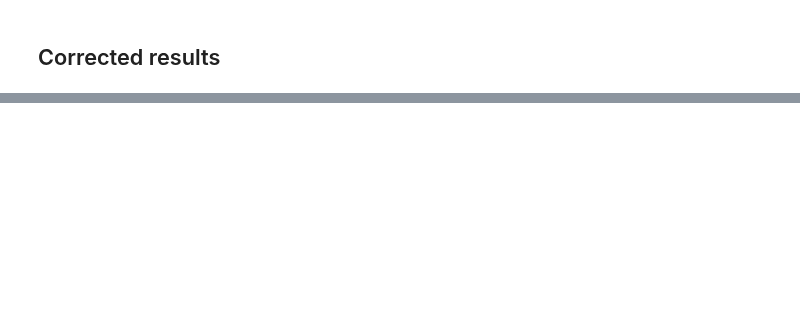
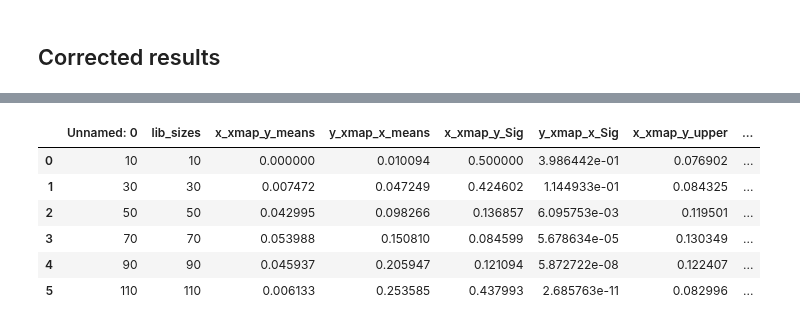
Before and after one commit to KatharinaBracher/GCCM, a Jupyter notebook: code/HeavyMetal.ipynb, the cells around one changed output, grey strips where cells are left out. Cells and saved outputs as stored; diff of their text form; code cells hidden in the pictures; blank space fills up the shorter version.

```diff
--- a/code/HeavyMetal.ipynb
+++ b/code/HeavyMetal.ipynb
@@ -118,6 +133,7 @@ with open('gao/Nresults.pkl', 'rb') as pickle_file:
     nresults = pickle.load(pickle_file)
 # R results
 iresultsr = pd.read_csv('../Gao_code/raster/results/Iresults.csv')
+nresultsr = pd.read_csv('../Gao_code/raster/results/Nresults.csv')
 # %%
 ix_xmap_y = []
 iy_xmap_x = []
@@ -184,0 +240,10 @@ for legobj in legend.legendHandles:
+# %%
+nresultsr
+# %% [output]
+|  | Unnamed: 0 | lib_sizes | x_xmap_y_means | y_xmap_x_means | x_xmap_y_Sig | y_xmap_x_Sig | x_xmap_y_upper | ... |
+| 0 | 10 | 10 | 0.000000 | 0.010094 | 0.500000 | 3.986442e-01 | 0.076902 | ... |
+| 1 | 30 | 30 | 0.007472 | 0.047249 | 0.424602 | 1.144933e-01 | 0.084325 | ... |
+| 2 | 50 | 50 | 0.042995 | 0.098266 | 0.136857 | 6.095753e-03 | 0.119501 | ... |
+| 3 | 70 | 70 | 0.053988 | 0.150810 | 0.084599 | 5.678634e-05 | 0.130349 | ... |
+| 4 | 90 | 90 | 0.045937 | 0.205947 | 0.121094 | 5.872722e-08 | 0.122407 | ... |
+| 5 | 110 | 110 | 0.006133 | 0.253585 | 0.437993 | 2.685763e-11 | 0.082996 | ... |
```
Also changed, not shown: parts of 13 cells of this notebook, 19 other files.
